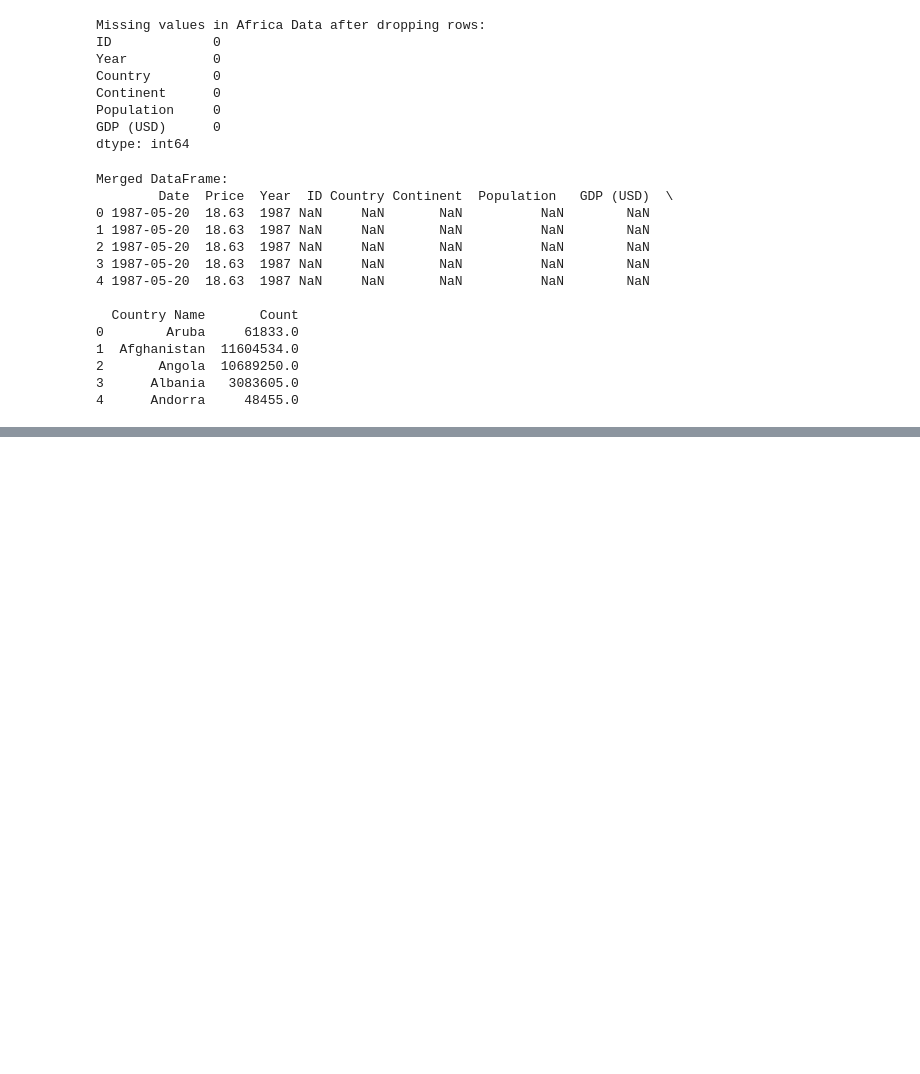
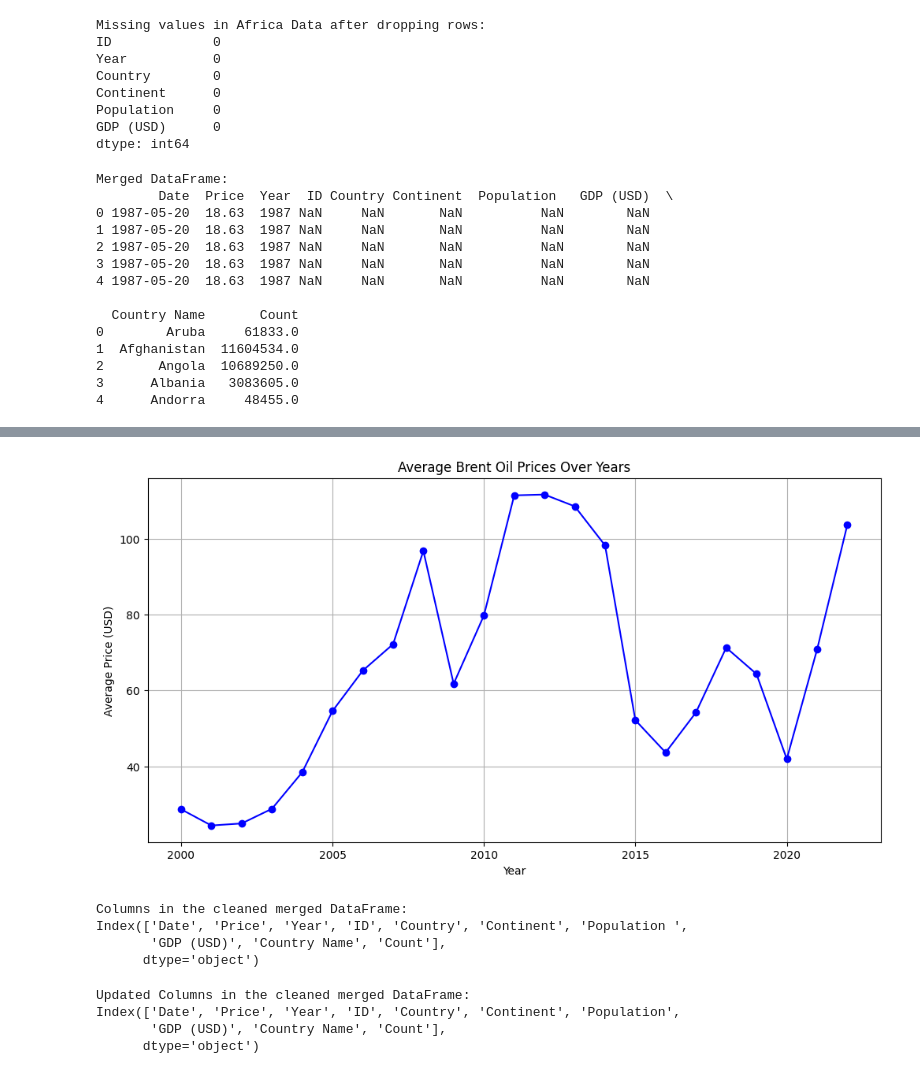
Before and after one commit to medhanittes/Birhan_Energies, a Jupyter notebook: notebook/merege_data.ipynb, the cells around one changed output, grey strips where cells are left out. Cells and saved outputs as stored; diff of their text form; code cells hidden in the pictures; blank space fills up the shorter version.

```diff
--- a/notebook/merege_data.ipynb
+++ b/notebook/merege_data.ipynb
@@ -145,0 +174,14 @@ Merged DataFrame:
+# %%
+# Filter the Brent Oil Prices DataFrame for years 2000 and above
+data1_filtered = data1[data1['Year'] >= 2000]
+
+# Verify the filtering
+print("Filtered Brent Oil Prices DataFrame:")
+print(data1_filtered.head(), "\n")
+
+# Filter the Africa Data (this is already in the correct range, but good to verify)
+data2_filtered = data2[data2['Year'] >= 2000]
+
+# Verify the filtering
+print("Filtered Africa Data:")
+print(data2_filtered.head(), "\n")
@@ -145,0 +349,34 @@ Merged DataFrame:
+# %%
+# Group by Year to find average price per year (if necessary)
+average_price_per_year = merged_df_cleaned.groupby('Year')['Price'].mean().reset_index()
+
+# Time series plot
+plt.figure(figsize=(12, 6))
+plt.plot(average_price_per_year['Year'], average_price_per_year['Price'], marker='o', color='blue')
+plt.title('Average Brent Oil Prices Over Years')
+plt.xlabel('Year')
+plt.ylabel('Average Price (USD)')
+plt.grid()
+plt.show()
+# %% [output]
+[figure, added]
+# %%
+print("Columns in the cleaned merged DataFrame:")
+print(merged_df_cleaned.columns)
+# %% [output]
+Columns in the cleaned merged DataFrame:
+Index(['Date', 'Price', 'Year', 'ID', 'Country', 'Continent', 'Population ',
+       'GDP (USD)', 'Country Name', 'Count'],
+      dtype='object')
+# %%
+# Trim whitespace from column names
+merged_df_cleaned.columns = merged_df_cleaned.columns.str.strip()
+
+# Check the updated column names
+print("Updated Columns in the cleaned merged DataFrame:")
+print(merged_df_cleaned.columns)
+# %% [output]
+Updated Columns in the cleaned merged DataFrame:
+Index(['Date', 'Price', 'Year', 'ID', 'Country', 'Continent', 'Population',
+       'GDP (USD)', 'Country Name', 'Count'],
+      dtype='object')
```
Also changed, not shown: parts of 12 cells of this notebook.
